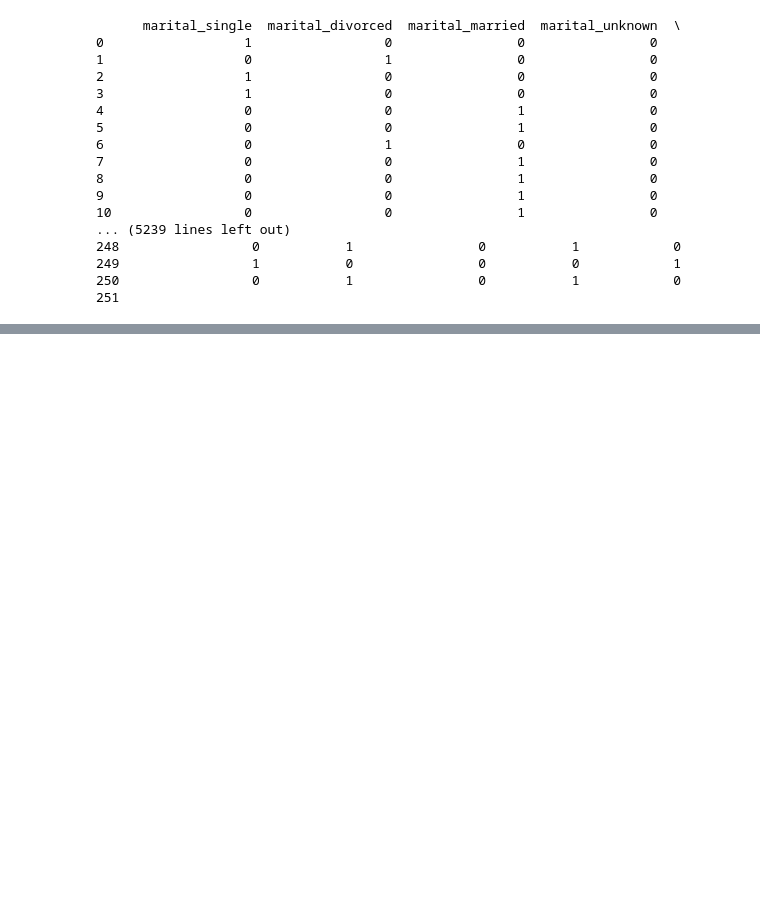
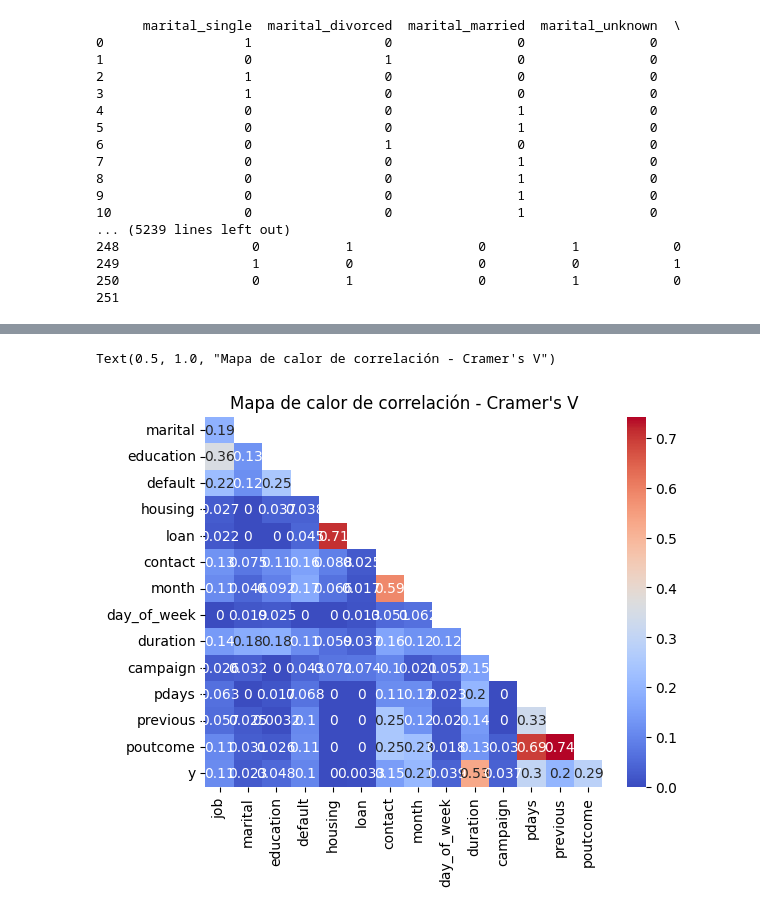
Before and after one commit to Sikriolc/DSCoder, a Jupyter notebook: Banks.ipynb, the cells around one changed output, grey strips where cells are left out. Drawn from its saved outputs; the diff is of its cells as text; code cells hidden in the pictures; blank space fills up the shorter version.

```diff
--- a/Banks.ipynb
+++ b/Banks.ipynb
@@ -259,0 +275,48 @@ df = data_set.drop(Variables_quitar, axis = 1)
+# %%
+# Definir la función de Cramer's V
+
+def cramers_v(x, y):
+
+  confusion_matrix = pd.crosstab(x,y)
+
+  chi2 = chi2_contingency(confusion_matrix)[0]
+
+  n = confusion_matrix.sum().sum()
+
+  phi2 = chi2/n
+
+  r, k = confusion_matrix.shape
+
+  phi2corr = max(0, phi2 - ((k-1)*(r-1))/(n-1))
+
+  rcorr = r - ((r-1)**2)/(n-1)
+
+  kcorr = k - ((k-1)**2)/(n-1)
+
+  return np.sqrt(phi2corr / min((kcorr-1), (rcorr-1)))
+# %%
+# calcular el estadístico de Cramer's V para cada par de columnas categóricas
+
+columns = data_set.select_dtypes(include=['category']).columns.tolist()
+
+corr_dict = defaultdict(dict)
+
+for i, col1 in enumerate(columns):
+
+  for j, col2 in enumerate(columns):
+
+    if j <= i:
+
+      continue
+
+    corr_dict[col1][col2] = cramers_v(data_set[col1], data_set[col2])
+# %%
+corr_df = pd.DataFrame.from_dict(corr_dict)
+# %%
+# crear el mapa de calor utilizando los valores de Cramer's V
+
+sns.heatmap(corr_df, annot=True, cmap='coolwarm')
+plt.title('Mapa de calor de correlación - Cramer\'s V')
+# %% [output]
+Text(0.5, 1.0, "Mapa de calor de correlación - Cramer's V")
+[figure, added]
```
Also changed, not shown: parts of 10 cells of this notebook, 1 other file.
